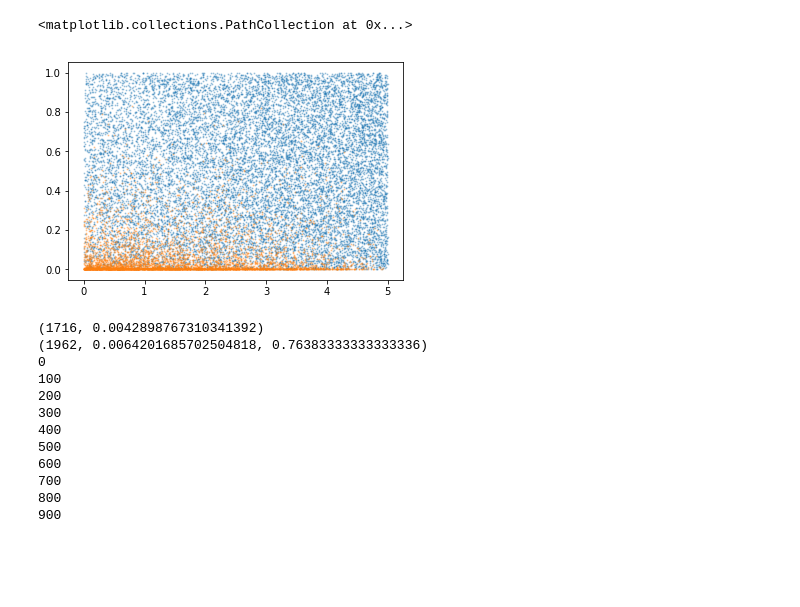
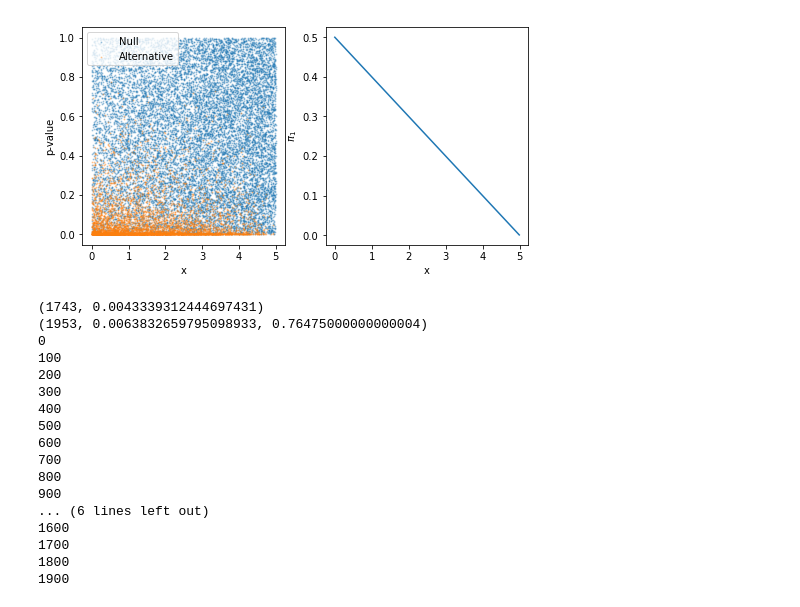
Before and after one commit to fxia22/NeuralFDR, a Jupyter notebook: 1d_experiments.ipynb, the cells around one changed output. Drawn from its saved outputs; the diff is of its cells as text; code cells hidden in the pictures; blank space fills up the shorter version.

```diff
--- a/1d_experiments.ipynb
+++ b/1d_experiments.ipynb
@@ -7,11 +10,22 @@ import matplotlib.pyplot as plt
 # %%
 #generate 1d data and plot
+plt.figure(figsize = (8,4))
+plt.subplot(121)
 X = np.random.uniform(high = 5, size = (20000,))
 pi1 = (5-X) / 10.0
 p, h, x = generate_data_1D_cont(pi1, X)
-plt.scatter(x[h==0], p[h==0], 1, alpha = 0.3)
-plt.scatter(x[h==1], p[h==1], 1, alpha = 0.3)
+plt.scatter(x[h==0], p[h==0], 1, alpha = 0.3, label = 'Null')
+plt.scatter(x[h==1], p[h==1], 1, alpha = 0.3, label = 'Alternative')
+plt.legend()
+plt.xlabel('x')
+plt.ylabel('p-value')
+plt.subplot(122)
+x2 = np.arange(0,5,0.01)
+y2 = (5-x2) / 10.0
+plt.plot(x2,y2)
+plt.xlabel('x')
+plt.ylabel('$\pi_1$')
+plt.savefig('1d1.png')
 # %% [output]
-<matplotlib.collections.PathCollection at 0x...>
-[figure, old version]
+[figure, new version]
 # %%
@@ -21,10 +35,10 @@ optimizer = optim.Adagrad(network.parameters(), lr = 0.01)
 print(BH(p))
 print(Storey_BH(p))
 p_target = np.ones(x.shape) * Storey_BH(p)[1]
-loss_hist = train_network_to_target_p(network, optimizer, x, p_target)
+loss_hist = train_network_to_target_p(network, optimizer, x, p_target, cuda = True, num_it = 2000)
 # %% [output]
-(1716, 0.0042898767310341392)
-(1962, 0.0064201685702504818, 0.76383333333333336)
+(1743, 0.0043339312444697431)
+(1953, 0.0063832659795098933, 0.76475000000000004)
 0
 100
 200
@@ -35,6 +49,11 @@ loss_hist = train_network_to_target_p(network, optimizer, x, p_target)
 700
 800
 900
+... (6 lines left out)
+1600
+1700
+1800
+1900
 # %%
 plt.plot(np.log(loss_hist))
 # %% [output]
```
Also changed, not shown: parts of 13 cells of this notebook, 25 other files.
